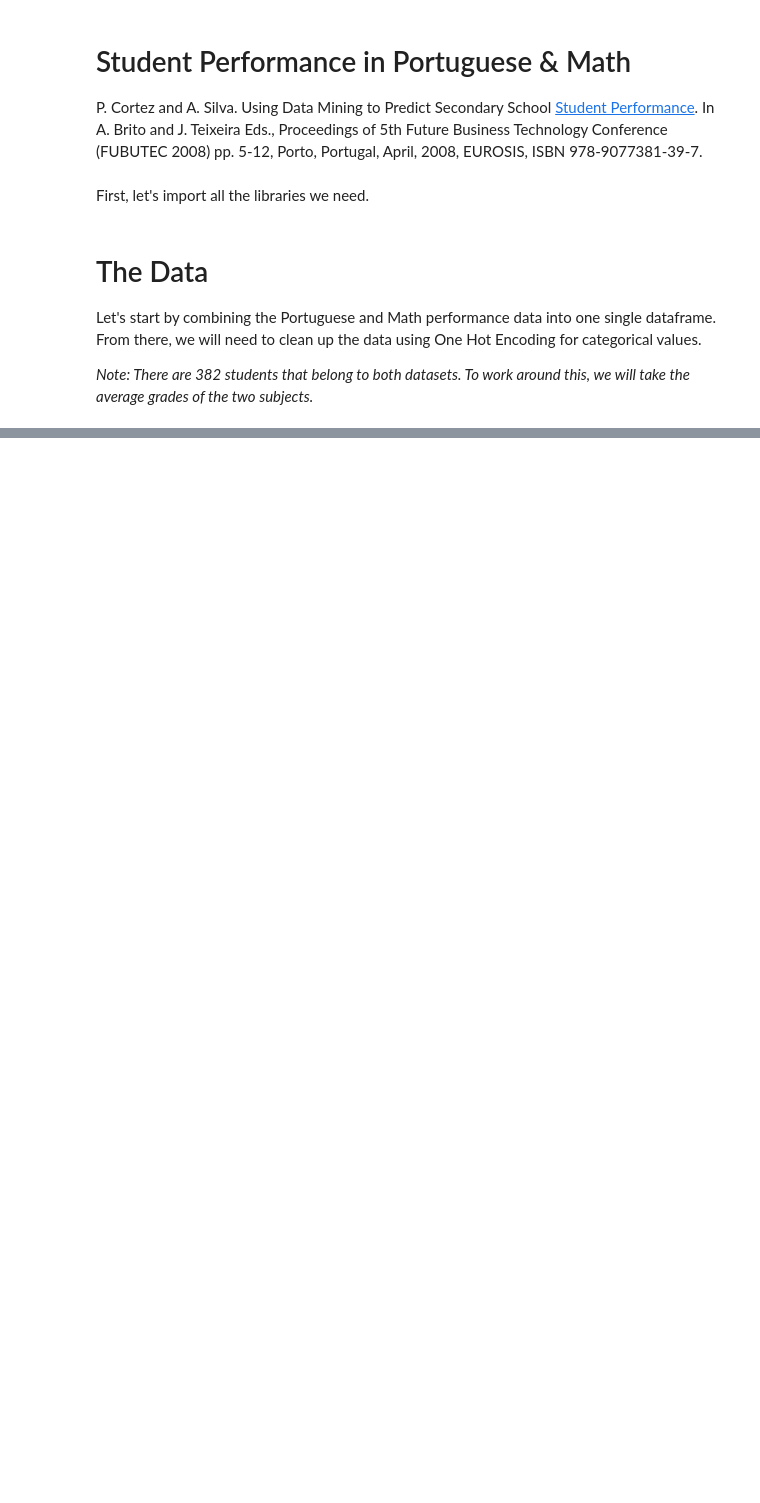
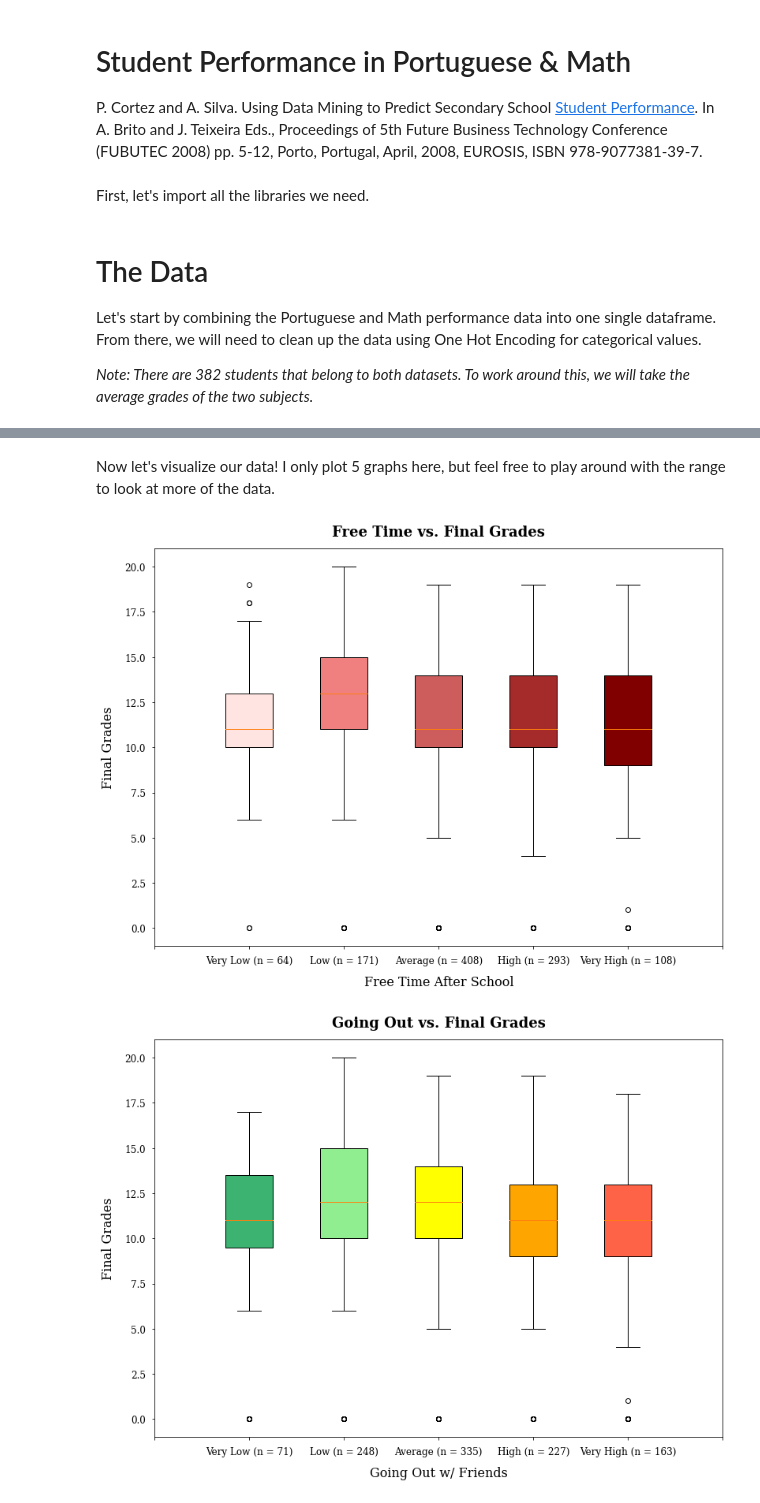
Before and after one commit to briannajzhang/student-performance, a Jupyter notebook: StudentPerformance.ipynb, the cells around one changed output, grey strips where cells are left out. Cells and saved outputs as stored; diff of their text form; code cells hidden in the pictures; blank space fills up the shorter version.

Commit message:
Added data visualization code

```diff
--- a/StudentPerformance.ipynb
+++ b/StudentPerformance.ipynb
@@ -59,0 +69,12 @@ NameError: name 'read' is not defined
+# %%
+def binary_encode(col_names, str_ones, df):
+    for idx in range(len(col_names)):
+        df[col_names[idx]] = df[col_names[idx]].eq(str_ones[idx]).mul(1)
+
+def categorical_encode(categoricals, df):
+    for categorical in categoricals:
+        dummies = pd.get_dummies(df[categorical])
+        dummies = dummies.add_prefix(categorical + '_')
+        df.drop(columns=categorical, axis = 1, inplace=True)
+        df = pd.concat([df, dummies], axis = 1)
+    return df
@@ -59,0 +83,10 @@ NameError: name 'read' is not defined
+# %%
+# Binary data
+col_names = ['school', 'sex', 'address', 'famsize', 'Pstatus', 'schoolsup', 'famsup', 'paid', 'activities',
+             'nursery', 'higher', 'internet', 'romantic']
+str_ones = ['GP', 'F', 'U', 'LE3', 'T', 'yes', 'yes', 'yes', 'yes', 'yes', 'yes', 'yes', 'yes']
+binary_encode(col_names, str_ones, performance_data)
+
+# Categorical data
+categoricals = ['Mjob', 'Fjob', 'reason', 'guardian']
+performance_data = categorical_encode(categoricals, performance_data)
@@ -59,0 +175,9 @@ NameError: name 'read' is not defined
+# %% [markdown]
+Now let's visualize our data! I only plot 5 graphs here, but feel free to play around with the range to look at more of the data.
+# %%
+for i in range(19, 24):
+    boxplot(performance_data["G3"].tolist(), performance_data[columns[i]].tolist(), n[i],
+           titles[i], xlabels[i], "Final Grades", xticks[i], color_schemes[i % 5])
+# %% [output]
+[figure, added]
+[figure, added]
```
Also changed, not shown: parts of 21 cells of this notebook, 3 other files.
